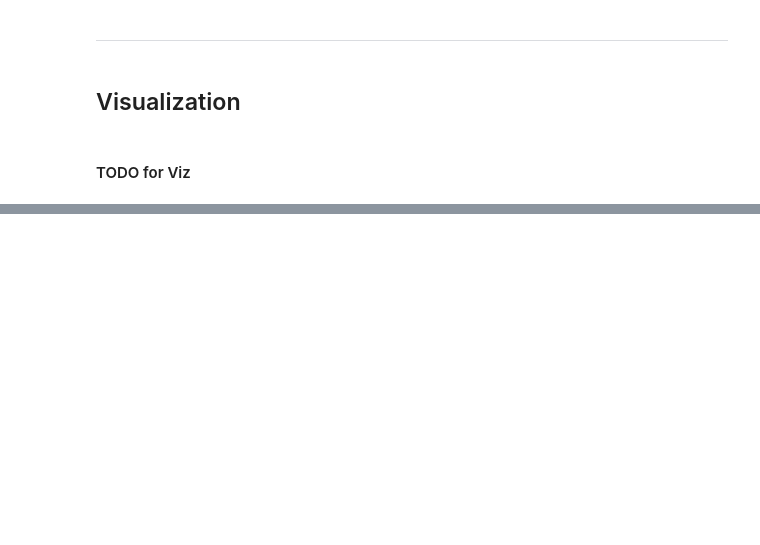
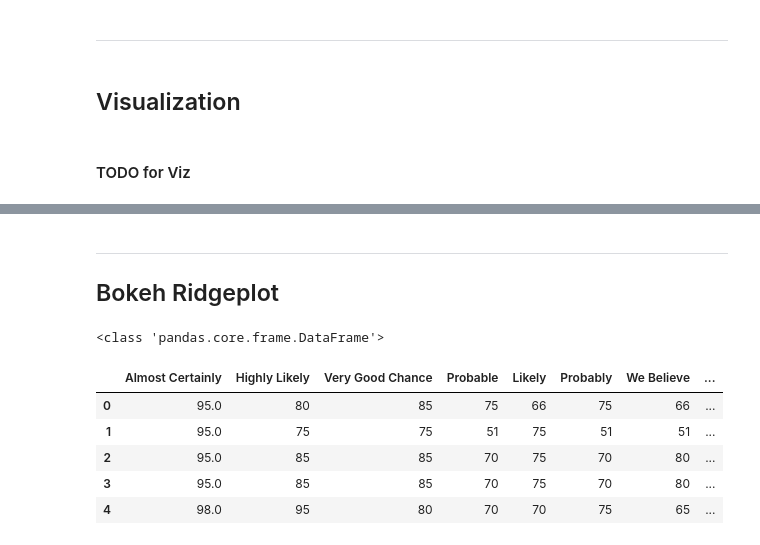
Before and after one commit to tobias-fyi/data-may-differ, a Jupyter notebook: projects/sci_fi_irl/datalogue/sci_fi_irl-005.ipynb, the cells around one changed output, grey strips where cells are left out. Saved outputs shown, nothing was run; the diff lists cells and outputs as text; code cells hidden in the pictures; blank space fills up the shorter version.

Commit message:
145 - Unit 1 Done - Project (almost) Done

```diff
--- a/projects/sci_fi_irl/datalogue/sci_fi_irl-005.ipynb
+++ b/projects/sci_fi_irl/datalogue/sci_fi_irl-005.ipynb
@@ -353,0 +411,15 @@ df_comm.head(2)
+# %% [markdown]
+---
+
+## Bokeh Ridgeplot
+# %%
+print(type(probly))
+probly.head()
+# %% [output]
+<class 'pandas.core.frame.DataFrame'>
+|  | Almost Certainly | Highly Likely | Very Good Chance | Probable | Likely | Probably | We Believe | ... |
+| 0 | 95.0 | 80 | 85 | 75 | 66 | 75 | 66 | ... |
+| 1 | 95.0 | 75 | 75 | 51 | 75 | 51 | 51 | ... |
+| 2 | 95.0 | 85 | 85 | 70 | 75 | 70 | 80 | ... |
+| 3 | 95.0 | 85 | 85 | 70 | 75 | 70 | 80 | ... |
+| 4 | 98.0 | 95 | 80 | 70 | 70 | 75 | 65 | ... |
```
Also changed, not shown: parts of 14 cells of this notebook, 53 other files.
